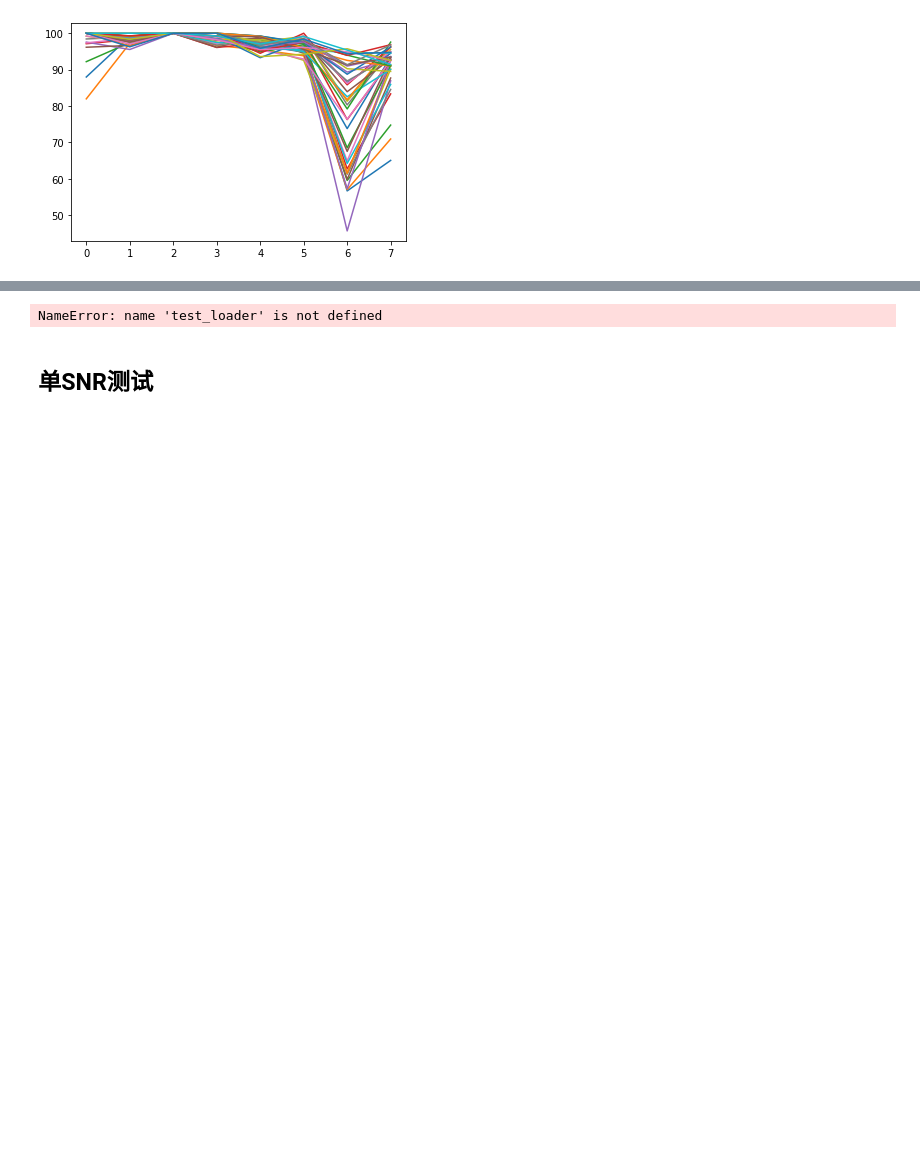
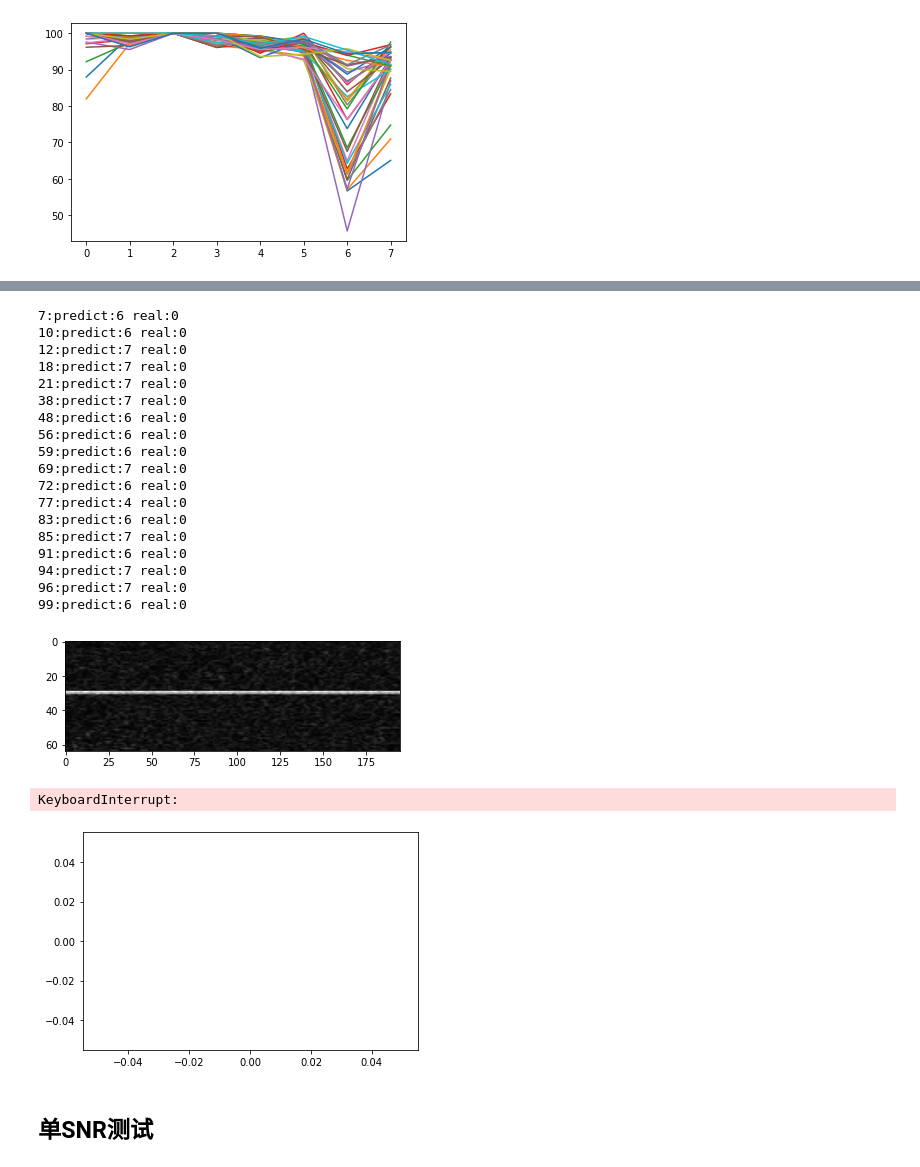
Before and after one commit to FEFD66/DeepMoreee, a Jupyter notebook: more/mod-test.ipynb, the cells around one changed output, grey strips where cells are left out. Saved outputs shown, nothing was run; the diff lists cells and outputs as text; code cells hidden in the pictures; blank space fills up the shorter version.

```diff
--- a/more/mod-test.ipynb
+++ b/more/mod-test.ipynb
@@ -59,3 +59,9 @@ Sequential(
   (13): Linear(in_features=50, out_features=8, bias=True)
   (14): Softmax(dim=None)
 )
+# %%
+import more.network
+
+net =more.network.MoreNet()
+net.load_state_dict(torch.load("E:/more/pic/close-1/net-close-1.parm"))
+net.eval()
@@ -67,8 +90,8 @@ for layer in net:
 # %% [output]
 RuntimeError: Input type (torch.FloatTensor) and weight type (torch.cuda.FloatTensor) should be the same or input should be a MKLDNN tensor and weight is a dense tensor
 # %%
-train_path = r'E:\test.h5'
-test_path = r'E:\train.h5'
+train_path = r'E:\train.h5'
+test_path = r'E:\test.h5'
 train_dataset = ModulationDataSets(train_path)
 test_dataset = ModulationDataSets(test_path)
 batch_size = 100
@@ -83,7 +106,7 @@ test_loader = torch.utils.data.DataLoader(
 # %%
 name = ['singlepulse', 'freqdiv', 'LFM', 'QFM', '2FSK', '4FSK', 'BPSK', 'QPSK']
 # %%
-path = r"E:\train-full.h5"
+path = r"E:\test-large.h5"
 h5 = h5py.File(path)
 g_label = h5['sampleType'][:]
 g_data = h5['sampleData'][:, :, :]
@@ -232,17 +272,44 @@ plt.plot(result)
 # %%
 import matplotlib.pyplot as plt
 
 accuacy = []
-for img, labels in test_loader:
-    #plt.imshow(img[i, 0, :, :].t(), cmap="gray")
-    #plt.title('predict:{} real:{}'.format(name[pred[i]], name[labels[i]]))
-    #plt.show()
-    print('predict:{} real:{}'.format(pred, labels))
-    err_idx = np.argwhere(pred != labels)
-    accuacy.append(100 - len(err_idx))
+for img, labels,_ in test_loader:
+    length = len(labels)
+    output = net(img)
+    pred = output.data.max(1, keepdim=True)[1].reshape(length)
+    pred = pred.numpy()
+    for i,p in enumerate(pred):
+        if p==labels[i]:
+            continue
+        # plt.imshow(img[i, 0, :, :].t(), cmap="gray")
+        # plt.title('predict:{} real:{}'.format(name[pred[i]], name[labels[i]]))
+        # plt.show()
+        print('{}:predict:{} real:{}'.format(i,p, labels[i]))
+        err_idx = np.argwhere(pred != labels)
+        accuacy.append(100 - len(err_idx))
 plt.plot(accuacy)
 # %% [output]
-NameError: name 'test_loader' is not defined
+7:predict:6 real:0
+10:predict:6 real:0
+12:predict:7 real:0
+18:predict:7 real:0
+21:predict:7 real:0
+38:predict:7 real:0
+48:predict:6 real:0
+56:predict:6 real:0
+59:predict:6 real:0
+69:predict:7 real:0
+72:predict:6 real:0
+77:predict:4 real:0
+83:predict:6 real:0
+85:predict:7 real:0
+91:predict:6 real:0
+94:predict:7 real:0
+96:predict:7 real:0
+99:predict:6 real:0
+[figure, added]
+KeyboardInterrupt:
+[figure, added]
 # %% [markdown]
 ## 单SNR测试
 # %%
```
Also changed, not shown: parts of 5 cells of this notebook, 3 other files.
